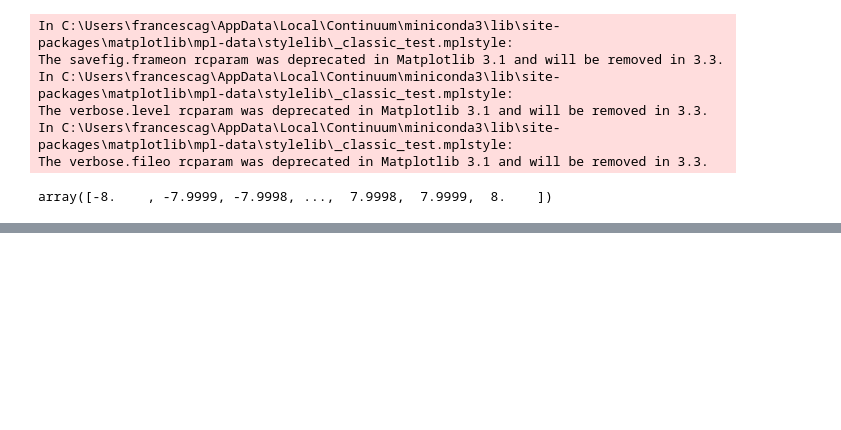
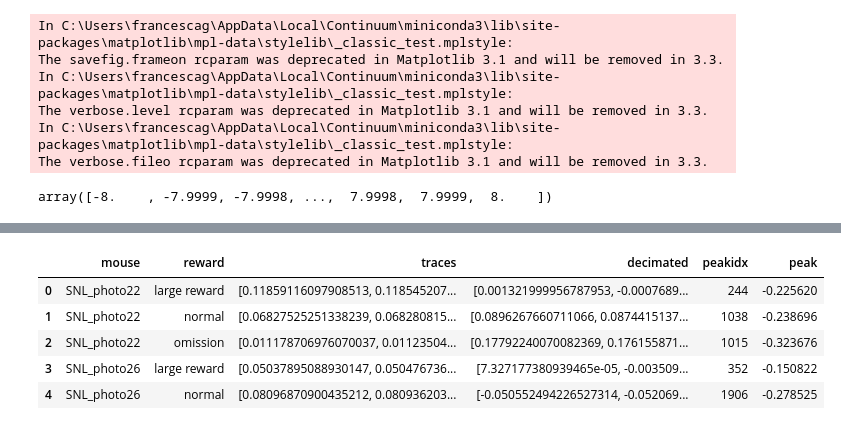
Before and after one commit to YvonneJohansson/freely_moving_photometry_analysis, a Jupyter notebook: notebooks/post_processing_large_rewards_omissions.ipynb, the cells around one changed output, grey strips where cells are left out. Drawn from its saved outputs; the diff is of its cells as text; code cells hidden in the pictures; blank space fills up the shorter version.

```diff
--- a/notebooks/post_processing_large_rewards_omissions.ipynb
+++ b/notebooks/post_processing_large_rewards_omissions.ipynb
@@ -32,9 +32,9 @@ In C:\Users\francescag\AppData\Local\Continuum\miniconda3\lib\site-packages\matp
 The verbose.fileo rcparam was deprecated in Matplotlib 3.1 and will be removed in 3.3.
 # %%
 root_directory = 'W:\photometry_2AC\processed_data'
-figure_dir = 'W:\\photometry_2AC\\plots\\SNL_photo21_26\\omission_large_reward_experiment'
+figure_dir = 'W:\\photometry_2AC\\plots\\SNL_photo28_35\\omission_large_reward_experiment'
 processed_data_dir = os.path.join(root_directory, 'large_rewards_omissions_data')
-block_data_file = os.path.join(processed_data_dir, 'reward_change_data_SNL_photo25.csv')
+block_data_file = os.path.join(processed_data_dir, 'block_data_all_mice.csv')
 all_reward_block_data = pd.read_pickle(block_data_file)
 # %%
 all_reward_block_data['time points'].reset_index(drop=True)[0]
@@ -220,0 +97,6 @@ def plot_comparison_trace(pre_traces, post_traces):
+# %%
+# find mean traces and downsample
+avg_traces = all_reward_block_data.groupby(['mouse', 'reward'])['traces'].apply(np.mean)
+decimated = [decimate(trace[int(len(trace)/2):], 10) for trace in avg_traces]
+avg_traces = avg_traces.reset_index()
+avg_traces['decimated'] = pd.Series([_ for _ in decimated])
@@ -220,0 +110,26 @@ def plot_comparison_trace(pre_traces, post_traces):
+# %%
+# find peak size in pre condition and look for same time point in action
+# alternatively, just find first peak for both. let's try that first.
+
+#plt.plot(avg_traces['decimated'].iloc[0])
+
+first_peak_ids = [peakutils.indexes(i)[0] for i in avg_traces['decimated']]
+avg_traces['peakidx'] = first_peak_ids
+peaks = [np.mean(trace[:600]) for idx, trace in zip(first_peak_ids, avg_traces['decimated'])]
+avg_traces['peak'] = peaks
+avg_traces.set_index(['mouse', 'reward'])
+
+normal_peak = avg_traces[avg_traces['reward']=='normal']['peak']
+large_reward_peak = avg_traces[avg_traces['reward']=='large reward']['peak']
+omission_peak = avg_traces[avg_traces['reward']=='omission']['peak']
+stat1, pval1 = stats.ttest_rel(normal_peak, large_reward_peak)
+stat2, pval2 = stats.ttest_rel(normal_peak, omission_peak)
+# %%
+avg_traces.head()
+# %% [output]
+|  | mouse | reward | traces | decimated | peakidx | peak |
+| 0 | SNL_photo22 | large reward | [0.11859116097908513, 0.118545207... | [0.001321999956787953, -0.0007689... | 244 | -0.225620 |
+| 1 | SNL_photo22 | normal | [0.06827525251338239, 0.068280815... | [0.0896267660711066, 0.0874415137... | 1038 | -0.238696 |
+| 2 | SNL_photo22 | omission | [0.011178706976070037, 0.01123504... | [0.17792240070082369, 0.176155871... | 1015 | -0.323676 |
+| 3 | SNL_photo26 | large reward | [0.05037895088930147, 0.050476736... | [7.327177380939465e-05, -0.003509... | 352 | -0.150822 |
+| 4 | SNL_photo26 | normal | [0.08096870900435212, 0.080936203... | [-0.050552494226527314, -0.052069... | 1906 | -0.278525 |
```
Also changed, not shown: parts of 20 cells of this notebook, 19 other files.
